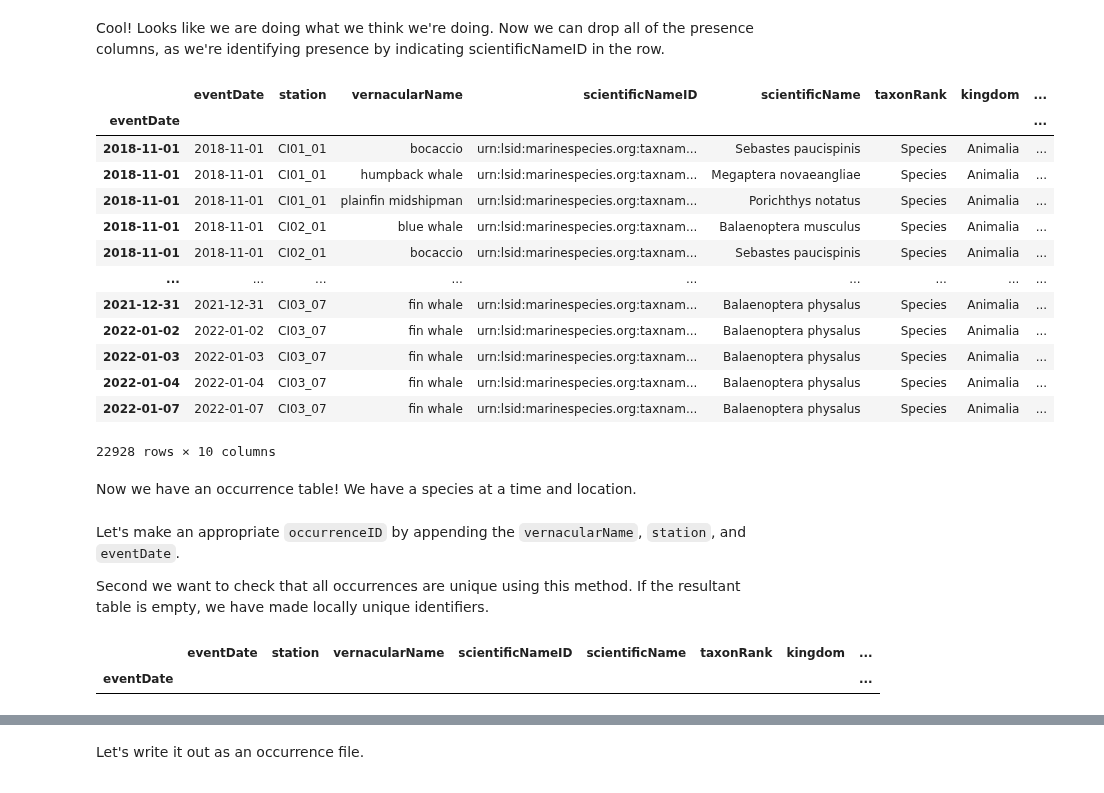
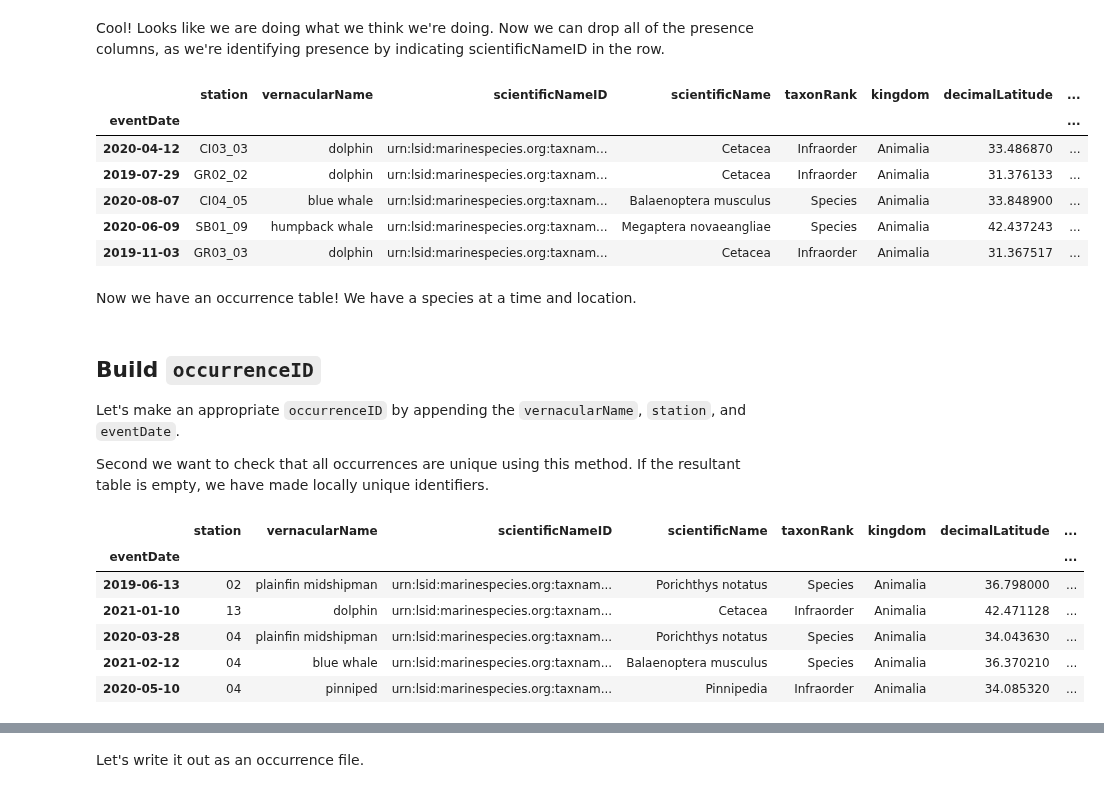
Before and after one commit to ioos/bio_data_guide, a Jupyter notebook: datasets/SanctSound/02_presence_to_occurrence.ipynb, the cells around one changed output, grey strips where cells are left out. Saved outputs shown, nothing was run; the diff lists cells and outputs as text; code cells hidden in the pictures.

```diff
--- a/datasets/SanctSound/02_presence_to_occurrence.ipynb
+++ b/datasets/SanctSound/02_presence_to_occurrence.ipynb
@@ -127,7 +65,9 @@ counts
 # %%
 counts['eventDate']=pd.to_datetime(counts['eventDate'])
 
-counts = counts.set_index(counts['eventDate'])
+counts.set_index(counts['eventDate'], inplace=True)
 
-counts
+counts.drop(columns=['eventDate'], inplace=True)
+
+counts.sample(n=5)
 # %% [output]
@@ -166,27 +100,22 @@ Cool! Looks like we are doing what we think we're doing. Now we can drop all of
 # %%
 #columns = cols.extend(['eventDate'])
 
 df_occur = counts.drop(columns=cols)
 
-df_occur
+df_occur.sample(n=5)
 # %% [output]
-|  | eventDate | station | vernacularName | scientificNameID | scientificName | taxonRank | kingdom | ... |
+|  | station | vernacularName | scientificNameID | scientificName | taxonRank | kingdom | decimalLatitude | ... |
 | eventDate |  |  |  |  |  |  |  | ... |
-| 2018-11-01 | 2018-11-01 | CI01_01 | bocaccio | urn:lsid:marinespecies.org:taxnam... | Sebastes paucispinis | Species | Animalia | ... |
-| 2018-11-01 | 2018-11-01 | CI01_01 | humpback whale | urn:lsid:marinespecies.org:taxnam... | Megaptera novaeangliae | Species | Animalia | ... |
-| 2018-11-01 | 2018-11-01 | CI01_01 | plainfin midshipman | urn:lsid:marinespecies.org:taxnam... | Porichthys notatus | Species | Animalia | ... |
-| 2018-11-01 | 2018-11-01 | CI02_01 | blue whale | urn:lsid:marinespecies.org:taxnam... | Balaenoptera musculus | Species | Animalia | ... |
-| 2018-11-01 | 2018-11-01 | CI02_01 | bocaccio | urn:lsid:marinespecies.org:taxnam... | Sebastes paucispinis | Species | Animalia | ... |
-| ... | ... | ... | ... | ... | ... | ... | ... | ... |
-| 2021-12-31 | 2021-12-31 | CI03_07 | fin whale | urn:lsid:marinespecies.org:taxnam... | Balaenoptera physalus | Species | Animalia | ... |
-| 2022-01-02 | 2022-01-02 | CI03_07 | fin whale | urn:lsid:marinespecies.org:taxnam... | Balaenoptera physalus | Species | Animalia | ... |
-| 2022-01-03 | 2022-01-03 | CI03_07 | fin whale | urn:lsid:marinespecies.org:taxnam... | Balaenoptera physalus | Species | Animalia | ... |
-| 2022-01-04 | 2022-01-04 | CI03_07 | fin whale | urn:lsid:marinespecies.org:taxnam... | Balaenoptera physalus | Species | Animalia | ... |
-| 2022-01-07 | 2022-01-07 | CI03_07 | fin whale | urn:lsid:marinespecies.org:taxnam... | Balaenoptera physalus | Species | Animalia | ... |
+| 2020-04-12 | CI03_03 | dolphin | urn:lsid:marinespecies.org:taxnam... | Cetacea | Infraorder | Animalia | 33.486870 | ... |
+| 2019-07-29 | GR02_02 | dolphin | urn:lsid:marinespecies.org:taxnam... | Cetacea | Infraorder | Animalia | 31.376133 | ... |
+| 2020-08-07 | CI04_05 | blue whale | urn:lsid:marinespecies.org:taxnam... | Balaenoptera musculus | Species | Animalia | 33.848900 | ... |
+| 2020-06-09 | SB01_09 | humpback whale | urn:lsid:marinespecies.org:taxnam... | Megaptera novaeangliae | Species | Animalia | 42.437243 | ... |
+| 2019-11-03 | GR03_03 | dolphin | urn:lsid:marinespecies.org:taxnam... | Cetacea | Infraorder | Animalia | 31.367517 | ... |
-22928 rows × 10 columns
 # %% [markdown]
 Now we have an occurrence table! We have a species at a time and location.
 # %% [markdown]
+## Build `occurrenceID`
+
 Let's make an appropriate `occurrenceID` by appending the `vernacularName`, `station`, and `eventDate`.
 
 Second we want to check that all occurrences are unique using this method. If the resultant table is empty, we have made locally unique identifiers.
@@ -195,9 +124,14 @@ df_occur['site'] = df_occur['station'].str.split("_",expand=True)[0]
 
 df_occur['station'] = df_occur['station'].str.split("_",expand=True)[1]
 
-df_occur['occurrenceID'] = 'site' + df_occur['site'] + "_" + 'station' + df_occur['station'] + '_' + df_occur['vernacularName'].str.replace(' ','_') + "_" + df_occur['eventDate'].dt.strftime('%Y-%m-%d')
+df_occur['occurrenceID'] = 'site' + df_occur['site'] + "_" + 'station' + df_occur['station'] + '_' + df_occur['vernacularName'].str.replace(' ','_') + "_" + df_occur.index.strftime('%Y-%m-%d')
 
-df_occur.loc[df_occur['occurrenceID'].duplicated(keep=False)]
+df_occur.sample(n=5)
 # %% [output]
-|  | eventDate | station | vernacularName | scientificNameID | scientificName | taxonRank | kingdom | ... |
+|  | station | vernacularName | scientificNameID | scientificName | taxonRank | kingdom | decimalLatitude | ... |
 | eventDate |  |  |  |  |  |  |  | ... |
+| 2019-06-13 | 02 | plainfin midshipman | urn:lsid:marinespecies.org:taxnam... | Porichthys notatus | Species | Animalia | 36.798000 | ... |
+| 2021-01-10 | 13 | dolphin | urn:lsid:marinespecies.org:taxnam... | Cetacea | Infraorder | Animalia | 42.471128 | ... |
+| 2020-03-28 | 04 | plainfin midshipman | urn:lsid:marinespecies.org:taxnam... | Porichthys notatus | Species | Animalia | 34.043630 | ... |
+| 2021-02-12 | 04 | blue whale | urn:lsid:marinespecies.org:taxnam... | Balaenoptera musculus | Species | Animalia | 36.370210 | ... |
+| 2020-05-10 | 04 | pinniped | urn:lsid:marinespecies.org:taxnam... | Pinnipedia | Infraorder | Animalia | 34.085320 | ... |
```
Also changed, not shown: parts of 15 cells of this notebook, 7 other files.
